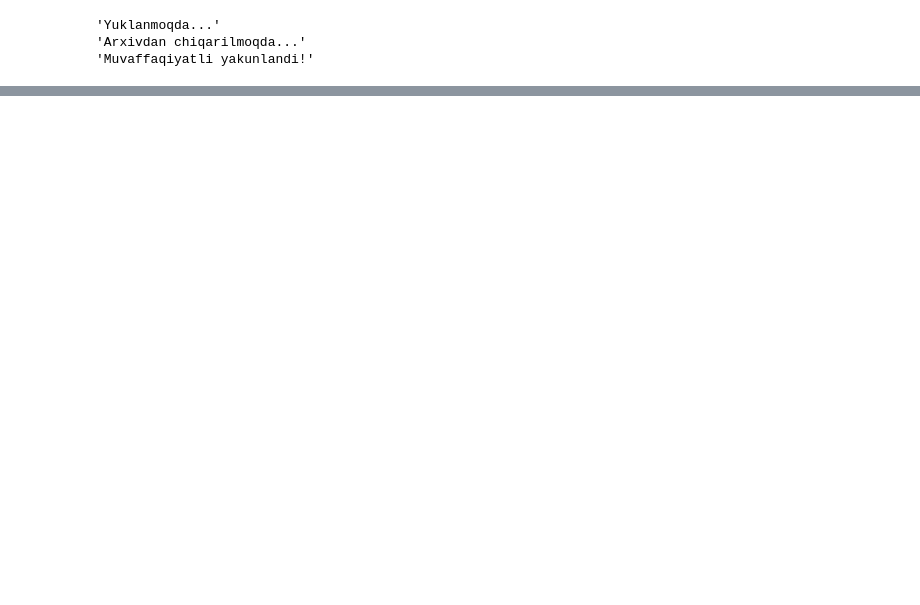
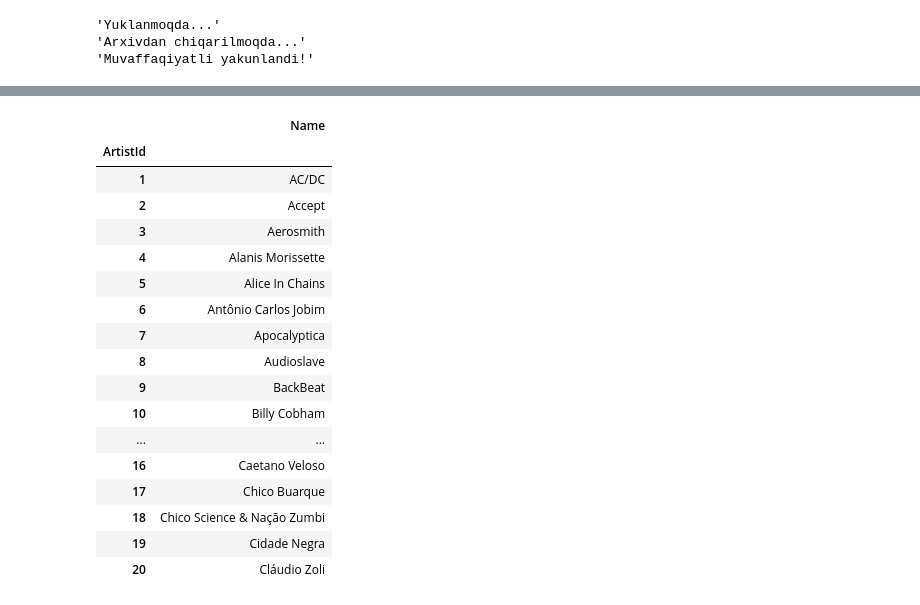
Before and after one commit to Ahmadjon0125/Mohirdev_lessons, a Jupyter notebook: Ma'lumotlarga ishlov berish. Fayllar va ma'lumotlar ombori/02.Database_Sqlite.ipynb, the cells around one changed output, grey strips where cells are left out. Drawn from its saved outputs; the diff is of its cells as text; code cells hidden in the pictures; blank space fills up the shorter version.

```diff
--- a/Ma'lumotlarga ishlov berish. Fayllar va ma'lumotlar ombori/02.Database_Sqlite.ipynb
+++ b/Ma'lumotlarga ishlov berish. Fayllar va ma'lumotlar ombori/02.Database_Sqlite.ipynb
@@ -32,0 +131,22 @@ cursor = db.cursor()
+# %%
+df = pd.read_sql("SELECT * FROM artists LIMIT 20", db, index_col="ArtistId")
+df
+# %% [output]
+|  | Name |
+| ArtistId |  |
+| 1 | AC/DC |
+| 2 | Accept |
+| 3 | Aerosmith |
+| 4 | Alanis Morissette |
+| 5 | Alice In Chains |
+| 6 | Antônio Carlos Jobim |
+| 7 | Apocalyptica |
+| 8 | Audioslave |
+| 9 | BackBeat |
+| 10 | Billy Cobham |
+| ... | ... |
+| 16 | Caetano Veloso |
+| 17 | Chico Buarque |
+| 18 | Chico Science & Nação Zumbi |
+| 19 | Cidade Negra |
+| 20 | Cláudio Zoli |
```
Also changed, not shown: parts of 11 cells of this notebook.
